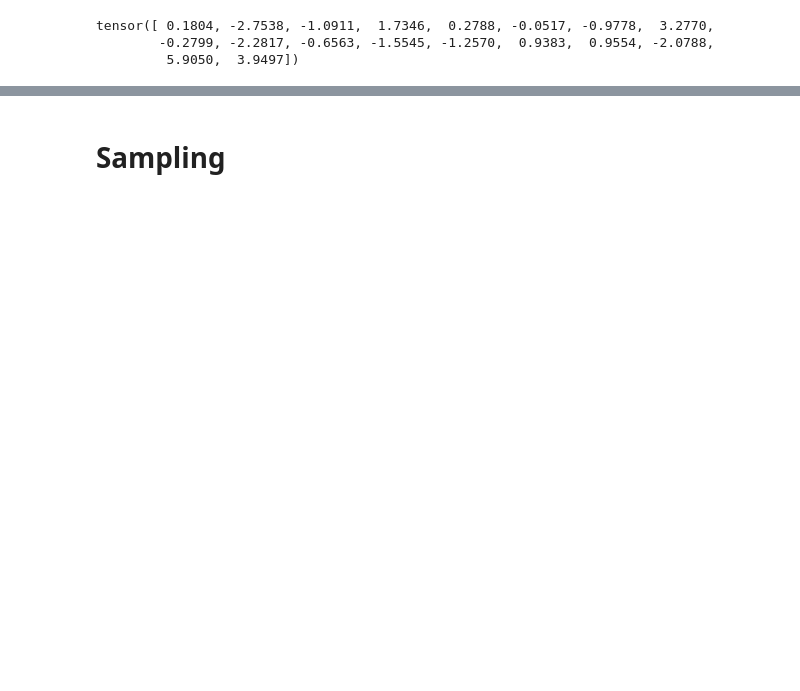
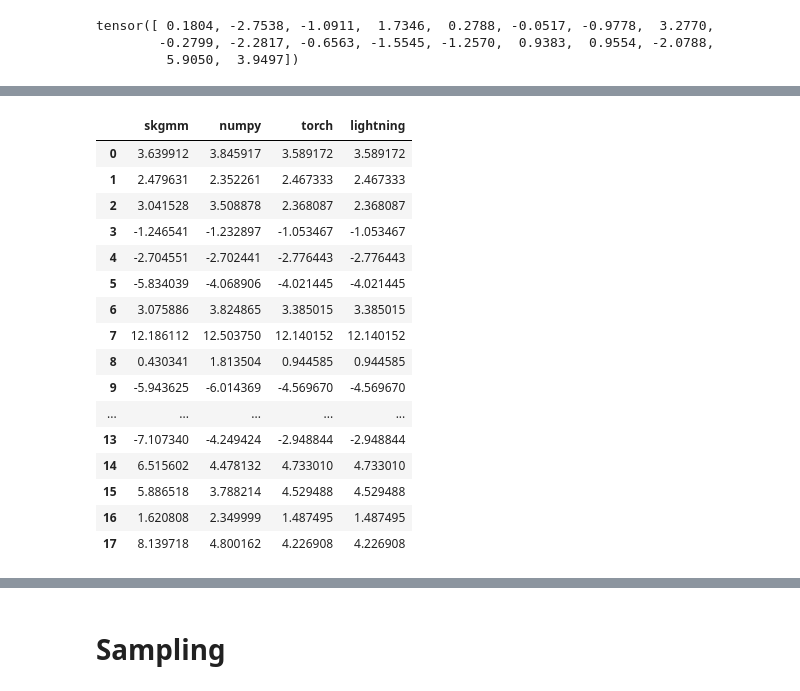
Before and after one commit to OpenSynth-energy/OpenSynth, a Jupyter notebook: notebooks/faraday/gmm_implementation_simplified.ipynb, the cells around one changed output, grey strips where cells are left out. Cells and saved outputs as stored; diff of their text form; code cells hidden in the pictures; blank space fills up the shorter version.

```diff
--- a/notebooks/faraday/gmm_implementation_simplified.ipynb
+++ b/notebooks/faraday/gmm_implementation_simplified.ipynb
@@ -408,0 +424,25 @@ tensor([ 4.1672,  1.6312,  2.5548, -2.7919, -3.7756, -4.2847,  2.0378,  6.5975,
+# %%
+df_compare_pre_chol = pd.DataFrame()
+df_compare_pre_chol["skgmm"] = skgmm.precisions_cholesky_[IDX][0]
+df_compare_pre_chol["numpy"] = prec_chol[IDX][0]
+df_compare_pre_chol["torch"] = trained_model.precision_cholesky.detach().numpy()[IDX][0]
+df_compare_pre_chol["lightning"] = gmm_lightning_module.gmm_module.precision_cholesky.detach().numpy()[IDX][0]
+df_compare_pre_chol
+# %% [output]
+|  | skgmm | numpy | torch | lightning |
+| 0 | 3.639912 | 3.845917 | 3.589172 | 3.589172 |
+| 1 | 2.479631 | 2.352261 | 2.467333 | 2.467333 |
+| 2 | 3.041528 | 3.508878 | 2.368087 | 2.368087 |
+| 3 | -1.246541 | -1.232897 | -1.053467 | -1.053467 |
+| 4 | -2.704551 | -2.702441 | -2.776443 | -2.776443 |
+| 5 | -5.834039 | -4.068906 | -4.021445 | -4.021445 |
+| 6 | 3.075886 | 3.824865 | 3.385015 | 3.385015 |
+| 7 | 12.186112 | 12.503750 | 12.140152 | 12.140152 |
+| 8 | 0.430341 | 1.813504 | 0.944585 | 0.944585 |
+| 9 | -5.943625 | -6.014369 | -4.569670 | -4.569670 |
+| ... | ... | ... | ... | ... |
+| 13 | -7.107340 | -4.249424 | -2.948844 | -2.948844 |
+| 14 | 6.515602 | 4.478132 | 4.733010 | 4.733010 |
+| 15 | 5.886518 | 3.788214 | 4.529488 | 4.529488 |
+| 16 | 1.620808 | 2.349999 | 1.487495 | 1.487495 |
+| 17 | 8.139718 | 4.800162 | 4.226908 | 4.226908 |
```
Also changed, not shown: parts of 17 cells of this notebook, 1 other file.
